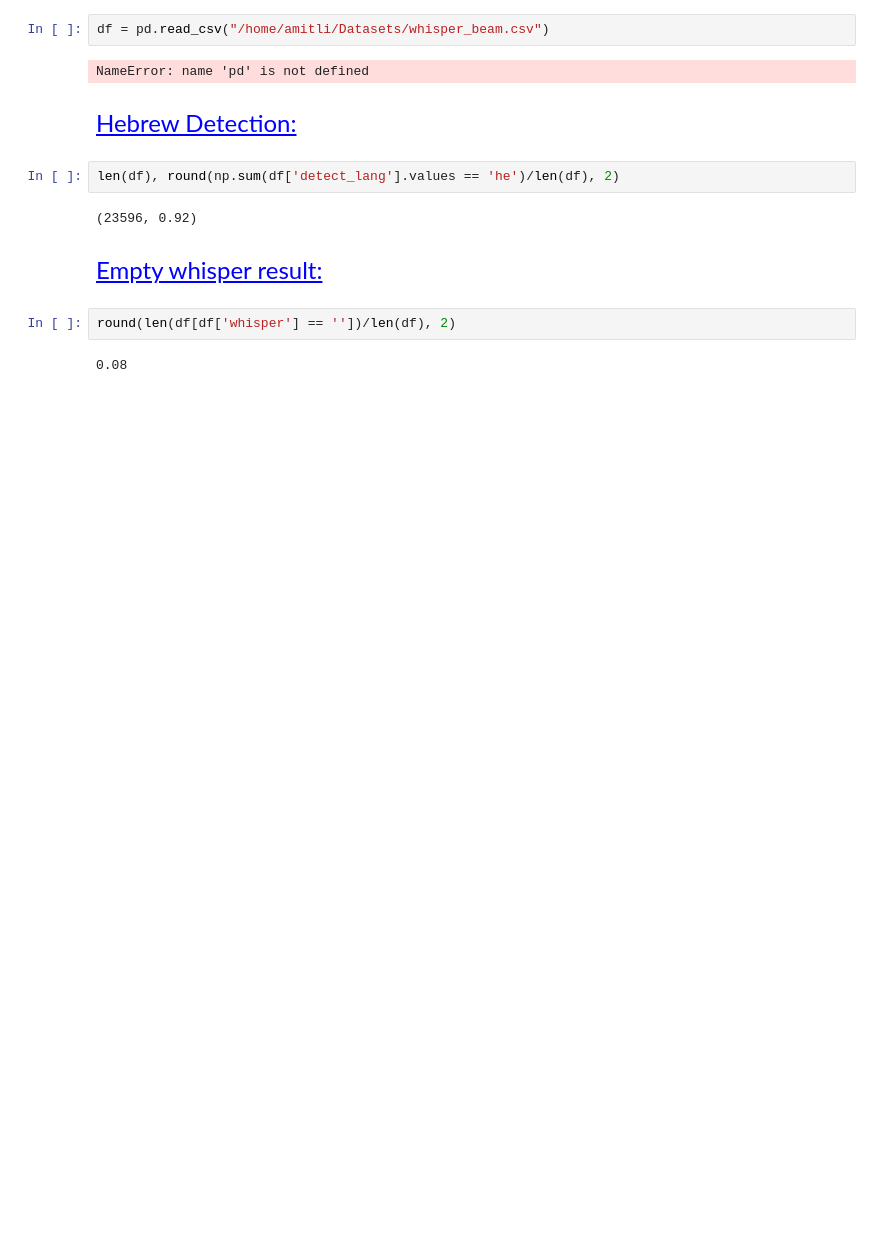
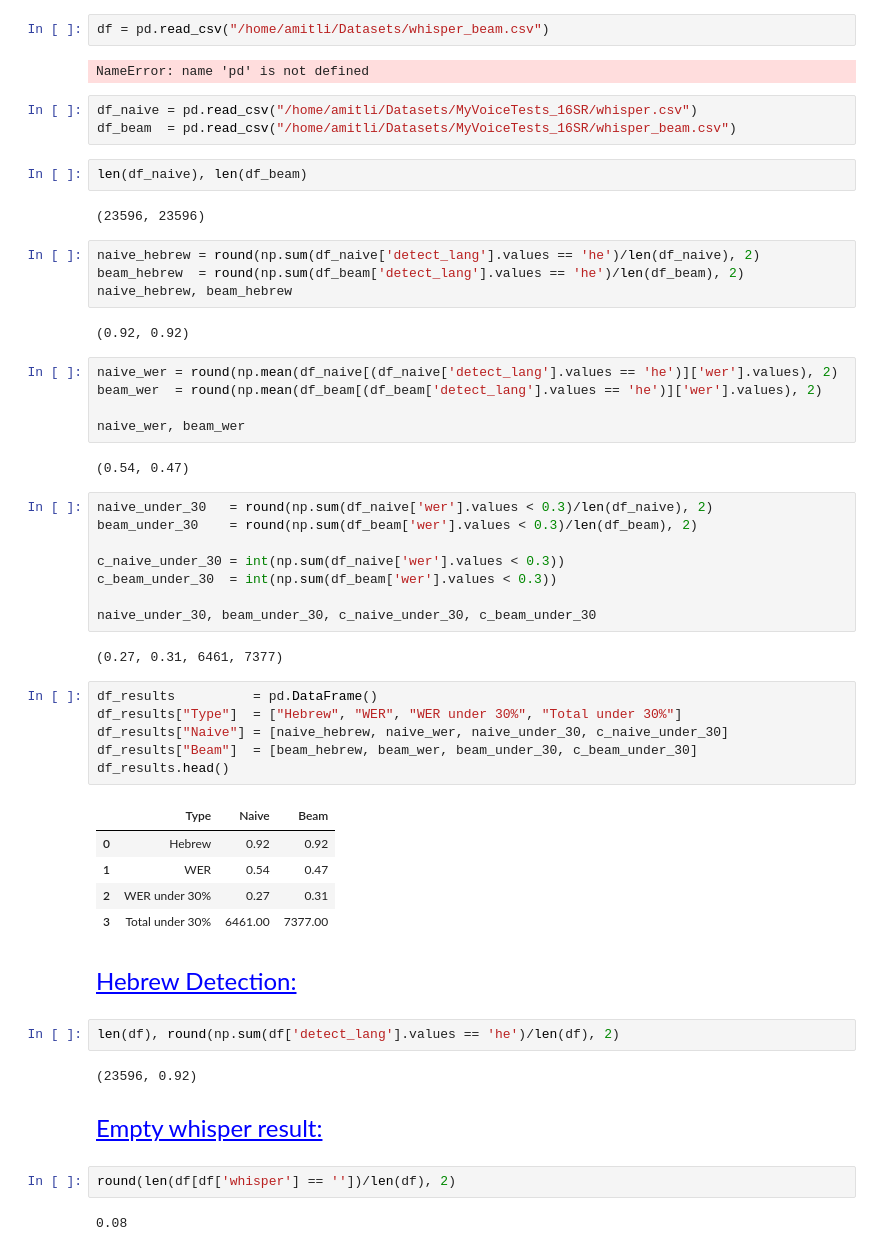
Before and after one commit to amitliron/Voice, a Jupyter notebook: VoicePipeline.ipynb, the cells around one changed output. Cells and saved outputs as stored; diff of their text form; blank space fills up the shorter version.

Commit message:
add results

```diff
--- a/VoicePipeline.ipynb
+++ b/VoicePipeline.ipynb
@@ -535,6 +535,48 @@ df.head()
 df = pd.read_csv("/home/amitli/Datasets/whisper_beam.csv")
 # %% [output]
 NameError: name 'pd' is not defined
+# %%
+df_naive = pd.read_csv("/home/amitli/Datasets/MyVoiceTests_16SR/whisper.csv")
+df_beam  = pd.read_csv("/home/amitli/Datasets/MyVoiceTests_16SR/whisper_beam.csv")
+# %%
+len(df_naive), len(df_beam)
+# %% [output]
+(23596, 23596)
+# %%
+naive_hebrew = round(np.sum(df_naive['detect_lang'].values == 'he')/len(df_naive), 2)
+beam_hebrew  = round(np.sum(df_beam['detect_lang'].values == 'he')/len(df_beam), 2)
+naive_hebrew, beam_hebrew
+# %% [output]
+(0.92, 0.92)
+# %%
+naive_wer = round(np.mean(df_naive[(df_naive['detect_lang'].values == 'he')]['wer'].values), 2)
+beam_wer  = round(np.mean(df_beam[(df_beam['detect_lang'].values == 'he')]['wer'].values), 2)
+
+naive_wer, beam_wer
+# %% [output]
+(0.54, 0.47)
+# %%
+naive_under_30   = round(np.sum(df_naive['wer'].values < 0.3)/len(df_naive), 2)
+beam_under_30    = round(np.sum(df_beam['wer'].values < 0.3)/len(df_beam), 2)
+
+c_naive_under_30 = int(np.sum(df_naive['wer'].values < 0.3))
+c_beam_under_30  = int(np.sum(df_beam['wer'].values < 0.3))
+
+naive_under_30, beam_under_30, c_naive_under_30, c_beam_under_30
+# %% [output]
+(0.27, 0.31, 6461, 7377)
+# %%
+df_results          = pd.DataFrame()
+df_results["Type"]  = ["Hebrew", "WER", "WER under 30%", "Total under 30%"]
+df_results["Naive"] = [naive_hebrew, naive_wer, naive_under_30, c_naive_under_30]
+df_results["Beam"]  = [beam_hebrew, beam_wer, beam_under_30, c_beam_under_30]
+df_results.head()
+# %% [output]
+|  | Type | Naive | Beam |
+| 0 | Hebrew | 0.92 | 0.92 |
+| 1 | WER | 0.54 | 0.47 |
+| 2 | WER under 30% | 0.27 | 0.31 |
+| 3 | Total under 30% | 6461.00 | 7377.00 |
 # %% [markdown]
 <u> <p style="color:blue; font-size:24px"> Hebrew Detection:</p> </u>
 # %%
```
